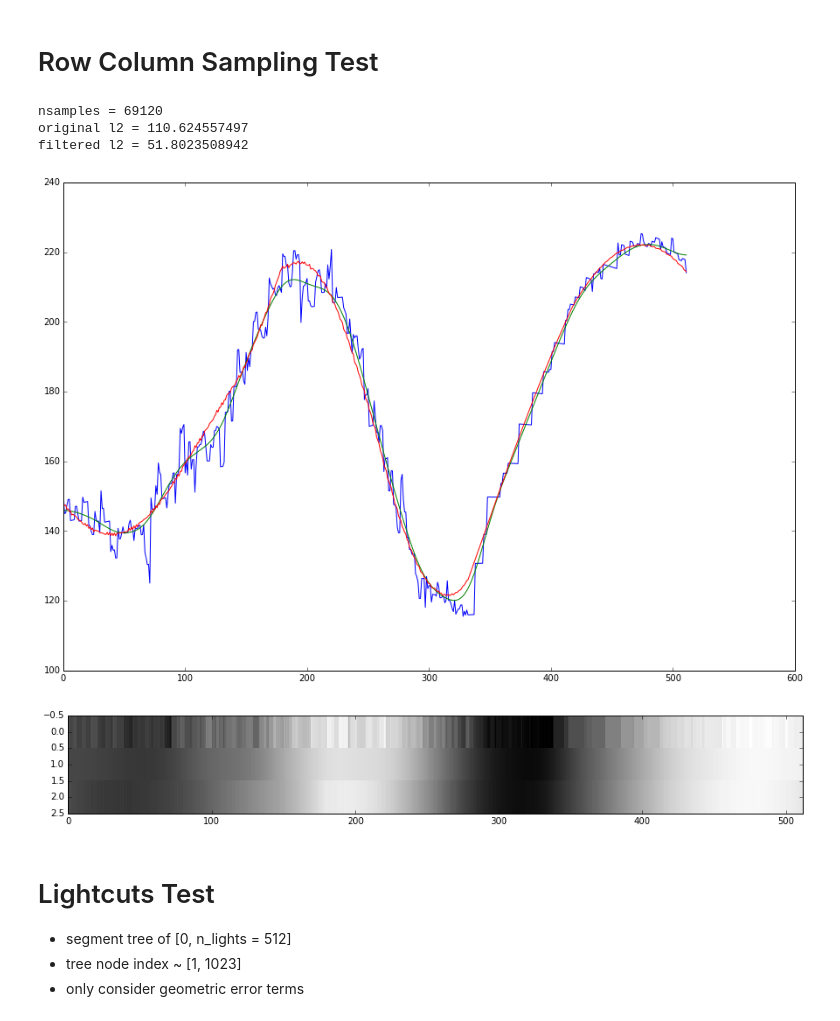
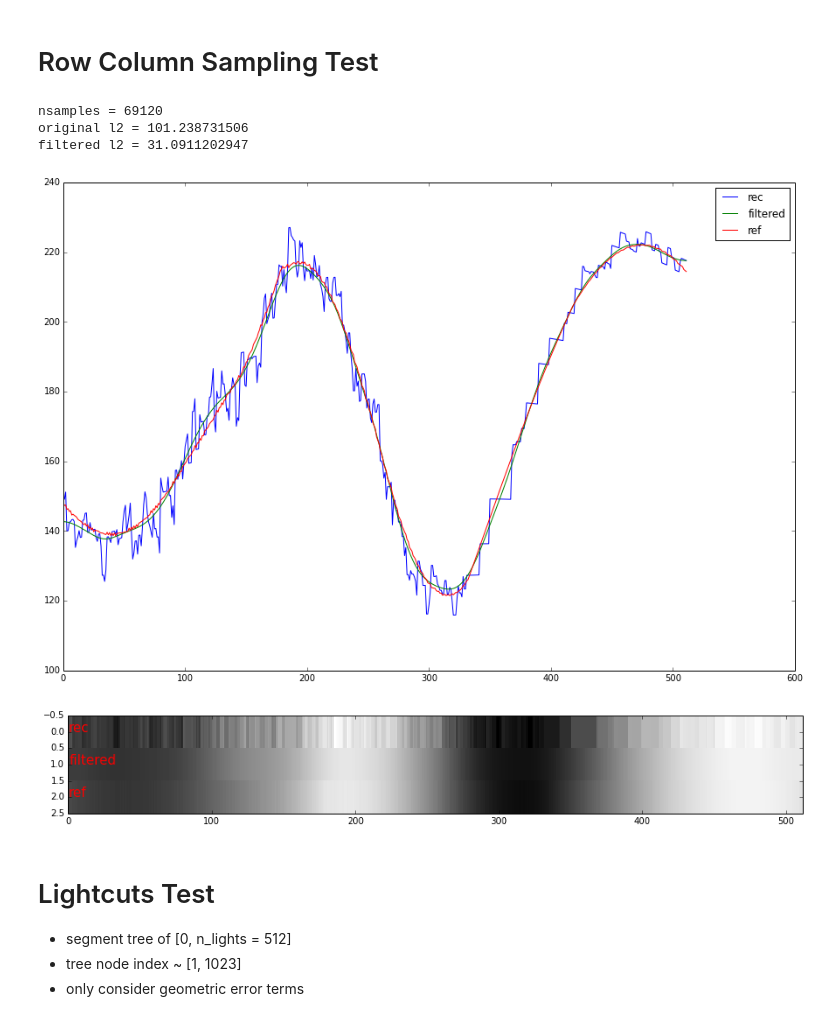
Before and after one commit to winmad/many_lights, a Jupyter notebook: LT_Matrix.ipynb, the cells around one changed output. Drawn from its saved outputs; the diff is of its cells as text; code cells hidden in the pictures.

```diff
--- a/LT_Matrix.ipynb
+++ b/LT_Matrix.ipynb
@@ -11,8 +11,6 @@ from scipy import signal
 # %%
 n_lights = 512
 n_pixels = 512
-
-spp = 135
 # %% [markdown]
 Set objects. Light is at (0, 1)-(1, 1). Sensor is at (0, 0)-(1, 0).
 # %%
@@ -140,40 +138,44 @@ def row_col_sampling(ltm, nr, nc) :
     center_indices, cluster_indices = cluster(rows, nc)
     for ci in range(0, nc) :
         cluster_rows = rows[:, np.array(cluster_indices==ci)]
         cluster_ltm = ltm[:, np.array(cluster_indices==ci)]
         energy = np.linalg.norm(cluster_rows, axis = 0)
         total_energy = sum(energy)
         probs = energy / total_energy
         rand_gen = stats.rv_discrete(values = (np.arange(len(probs)), probs))
         index = rand_gen.rvs()
 # Sample columns
         col = cluster_ltm[:, index]
         cluster_pixels = col / energy[index] * total_energy
         pixels += cluster_pixels
     return pixels
 
 nr = 48
 nc = 96
 
 pixels = row_col_sampling(ltm, nr, nc)
 pixels_filtered = ndimage.filters.gaussian_filter(pixels, pixel_sigma*n_pixels)
 plt.figure(figsize = (15, 10))
-plt.plot(pixels);
-plt.plot(pixels_filtered);
-plt.plot(ref);
+plt.plot(pixels, label = 'rec');
+plt.plot(pixels_filtered, label = 'filtered');
+plt.plot(ref, label = 'ref');
+plt.legend();
 
 plt.figure(figsize = (15, 2))
 plt.imshow(np.vstack((pixels, pixels_filtered, ref)), cmap = 'gray', interpolation='nearest', aspect='auto');
+plt.text(1, 0, 'rec', fontsize = 15, color = 'r');
+plt.text(1, 1, 'filtered', fontsize = 15, color = 'r');
+plt.text(1, 2, 'ref', fontsize = 15, color = 'r');
 
 print 'nsamples =', spp * n_pixels
 print 'original l2 =', np.sqrt(sum((pixels-ref)**2 * wnd))
 print 'filtered l2 =', np.sqrt(sum((pixels_filtered-ref)**2 * wnd))
 # %% [output]
 nsamples = 69120
-original l2 = 110.624557497
-filtered l2 = 51.8023508942
+original l2 = 101.238731506
+filtered l2 = 31.0911202947
-[figure, old version]
+[figure, new version]
-[figure, old version]
+[figure, new version]
 # %% [markdown]
 # Lightcuts Test
 * segment tree of [0, n_lights = 512]
```
Also changed, not shown: parts of 3 cells of this notebook.
